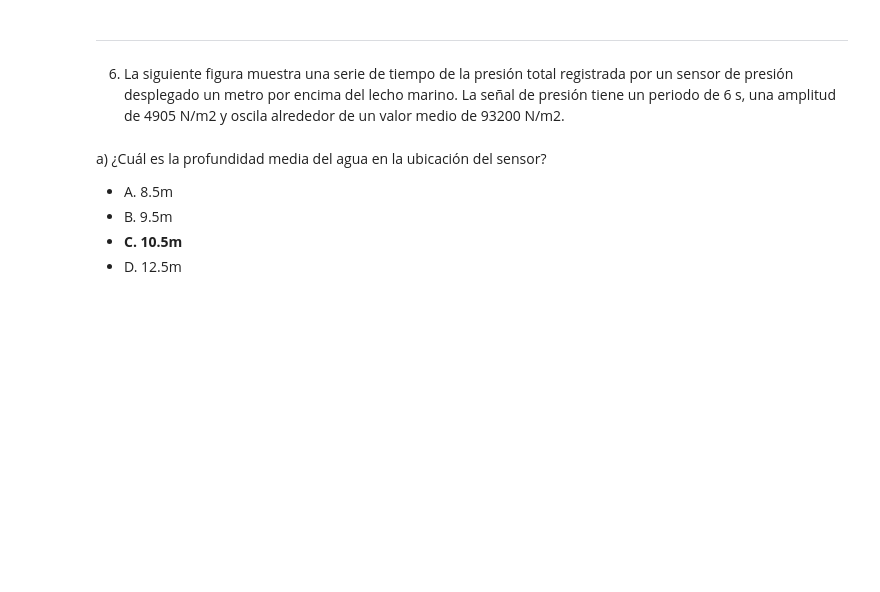
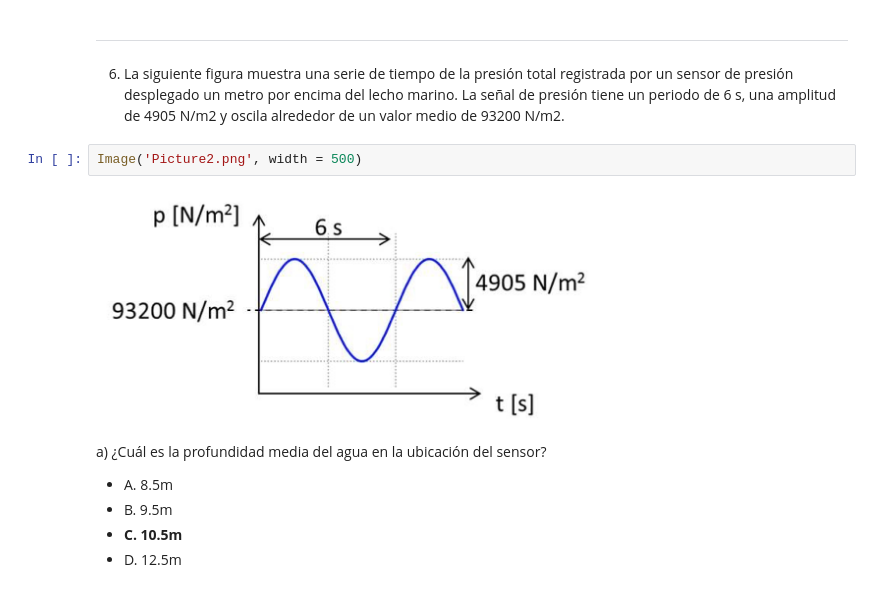
Before and after one commit to mqquiroz/ICH3424, a Jupyter notebook: Solucion_Interrogacion.ipynb, the cells around one changed output. Saved outputs shown, nothing was run; the diff lists cells and outputs as text; blank space fills up the shorter version.

```diff
--- a/Solucion_Interrogacion.ipynb
+++ b/Solucion_Interrogacion.ipynb
@@ -200,6 +214,10 @@ La velocidad de propagación es: 221.47 m/s
 # %% [markdown]
 ---
 6) La siguiente figura muestra una serie de tiempo de la presión total registrada por un sensor de presión desplegado un metro por encima del lecho marino. La señal de presión tiene un periodo de 6 s, una amplitud de 4905 N/m2 y oscila alrededor de un valor medio de 93200 N/m2.
+# %%
+Image('Picture2.png', width = 500)
+# %% [output]
+[figure, added]
 # %% [markdown]
 a) ¿Cuál es la profundidad media del agua en la ubicación del sensor?
 
```
Also changed, not shown: parts of 9 cells of this notebook.
